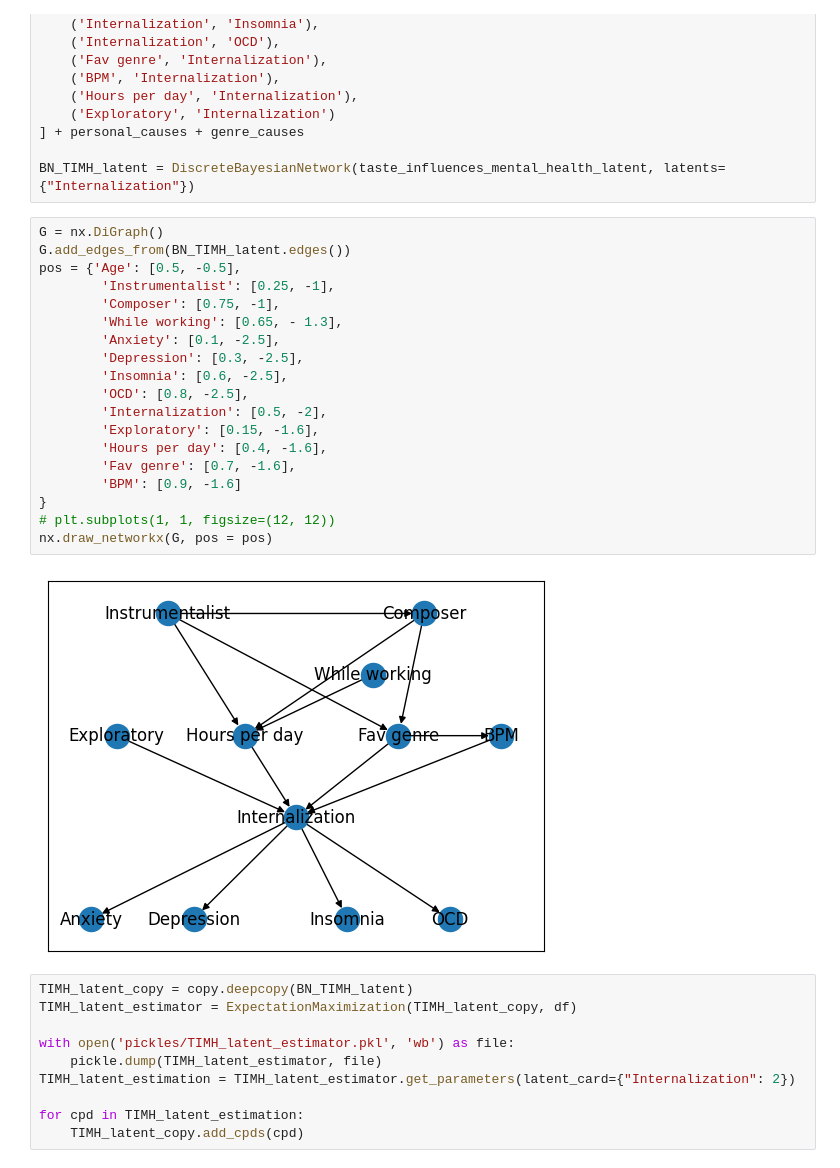
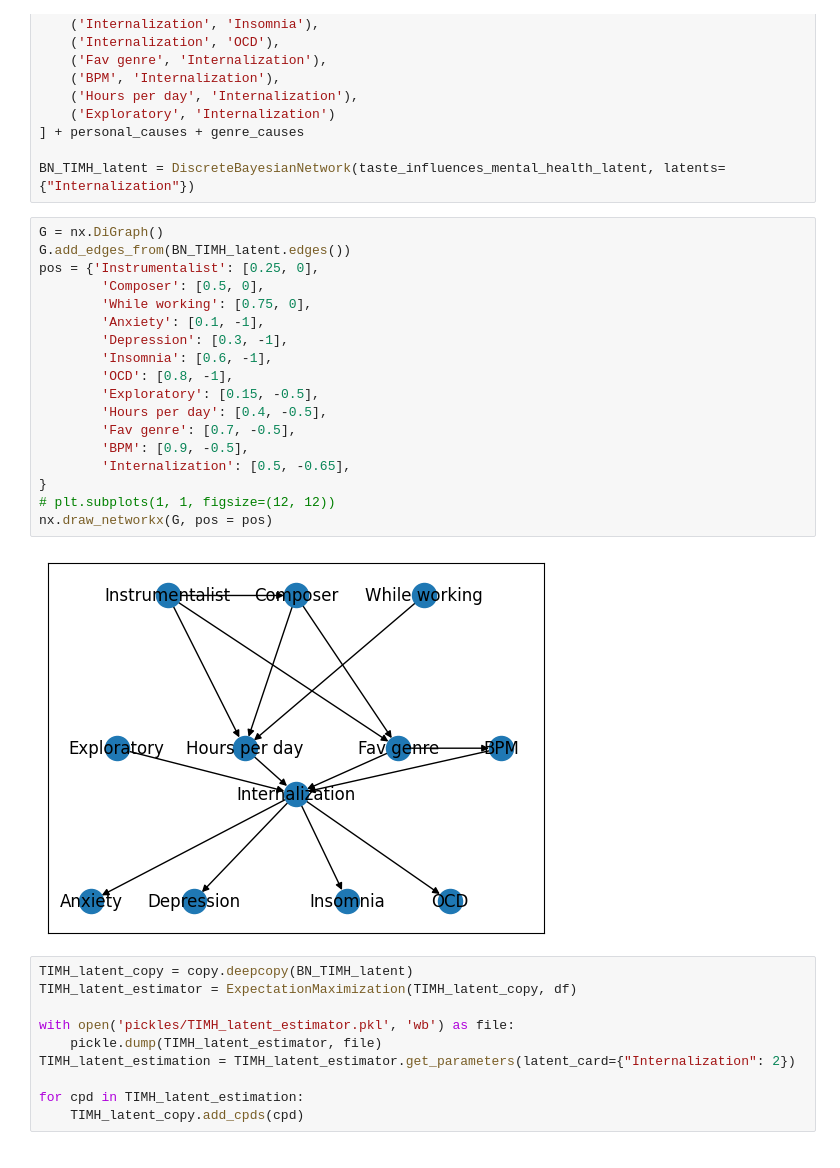
Before and after one commit to KonstantinKanchev/Music-Taste-and-Mental-Health, a Jupyter notebook: first_network.ipynb, the cells around one changed output. Cells and saved outputs as stored; diff of their text form.

```diff
--- a/first_network.ipynb
+++ b/first_network.ipynb
@@ -547,24 +571,23 @@ BN_TIMH_latent = DiscreteBayesianNetwork(taste_influences_mental_health_latent,
 # %%
 G = nx.DiGraph()
 G.add_edges_from(BN_TIMH_latent.edges())
-pos = {'Age': [0.5, -0.5],
-        'Instrumentalist': [0.25, -1],
-        'Composer': [0.75, -1],
-        'While working': [0.65, - 1.3],
-        'Anxiety': [0.1, -2.5],
-        'Depression': [0.3, -2.5],
-        'Insomnia': [0.6, -2.5],
-        'OCD': [0.8, -2.5],
-        'Internalization': [0.5, -2],
-        'Exploratory': [0.15, -1.6],
-        'Hours per day': [0.4, -1.6],
-        'Fav genre': [0.7, -1.6],
-        'BPM': [0.9, -1.6]
+pos = {'Instrumentalist': [0.25, 0],
+        'Composer': [0.5, 0],
+        'While working': [0.75, 0],
+        'Anxiety': [0.1, -1],
+        'Depression': [0.3, -1],
+        'Insomnia': [0.6, -1],
+        'OCD': [0.8, -1],
+        'Exploratory': [0.15, -0.5],
+        'Hours per day': [0.4, -0.5],
+        'Fav genre': [0.7, -0.5],
+        'BPM': [0.9, -0.5],
+        'Internalization': [0.5, -0.65],
 }
 # plt.subplots(1, 1, figsize=(12, 12))
 nx.draw_networkx(G, pos = pos)
 # %% [output]
-[figure, old version]
+[figure, new version]
 # %%
 TIMH_latent_copy = copy.deepcopy(BN_TIMH_latent)
 TIMH_latent_estimator = ExpectationMaximization(TIMH_latent_copy, df)
```
Also changed, not shown: parts of 19 cells of this notebook, 3 other files.
